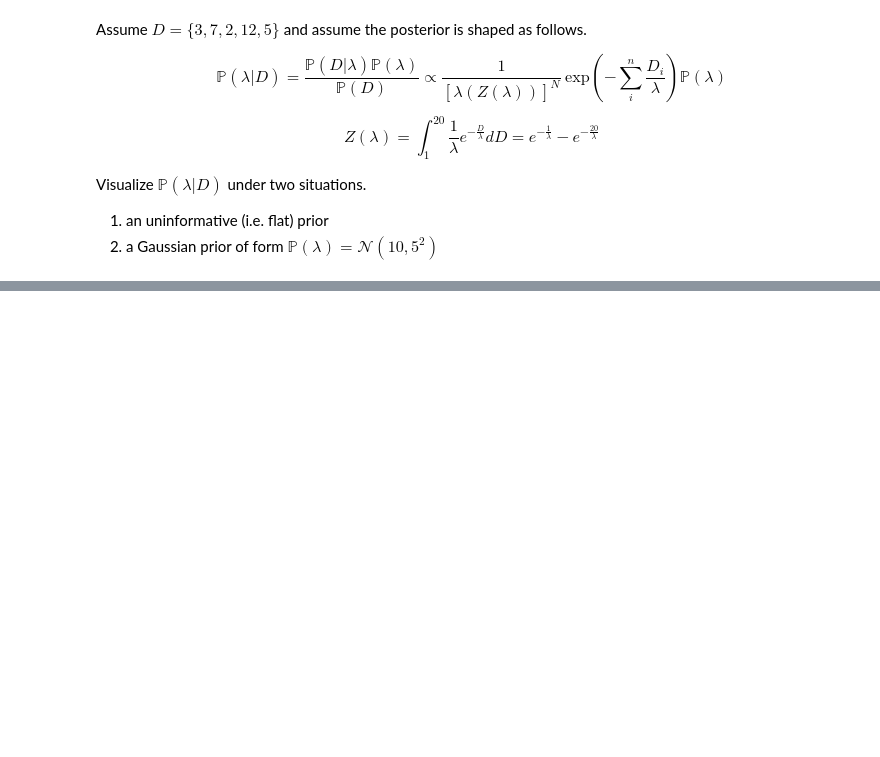
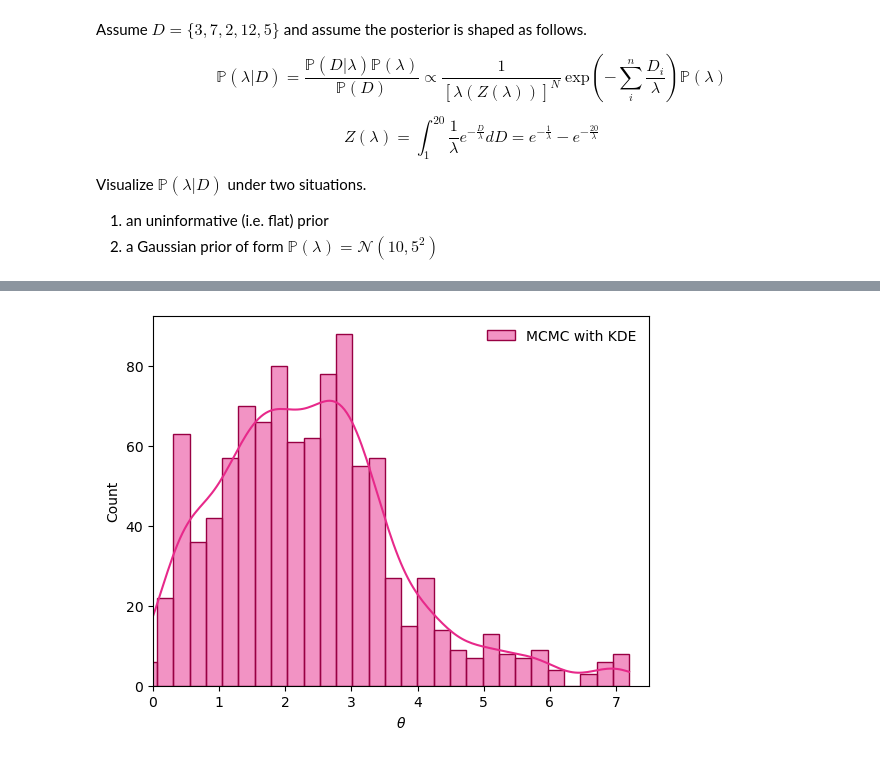
Before and after one commit to bKeungAuyeung/MSTA-HW3, a Jupyter notebook: bAuyeung_L3_MSTA.ipynb, the cells around one changed output, grey strips where cells are left out. Drawn from its saved outputs; the diff is of its cells as text; code cells hidden in the pictures; blank space fills up the shorter version.

```diff
--- a/bAuyeung_L3_MSTA.ipynb
+++ b/bAuyeung_L3_MSTA.ipynb
@@ -649,0 +739,10 @@ IndexError: arrays used as indices must be of integer (or boolean) type
+# %%
+# create and format histogram with kernel density estimate
+sns.histplot(theta_mcmc, kde=True, bins=30, color = '#e7298a', edgecolor = '#980043', label = 'MCMC with KDE')
+plt.xlabel('$\\theta$')
+plt.ylabel('Count')
+plt.xlim(0, 7.5)
+plt.legend(frameon = False, loc = 'best')
+plt.show()
+# %% [output]
+[figure, added]
```
Also changed, not shown: parts of 20 cells of this notebook, 2 other files.
